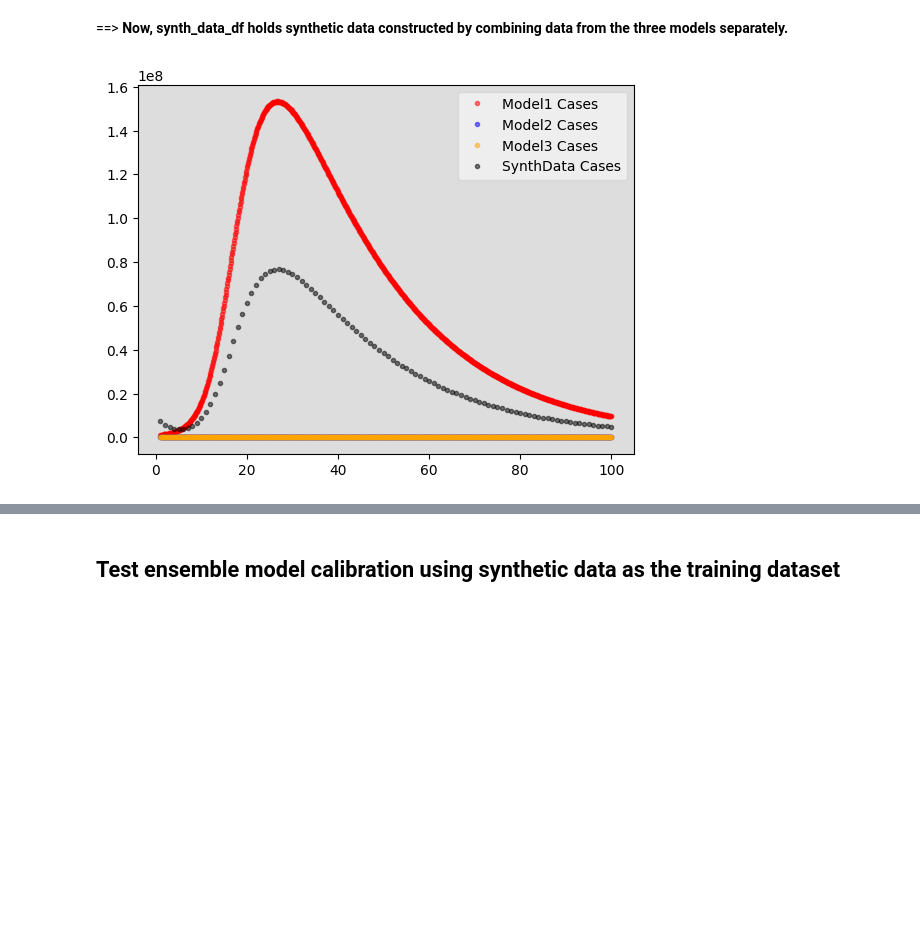
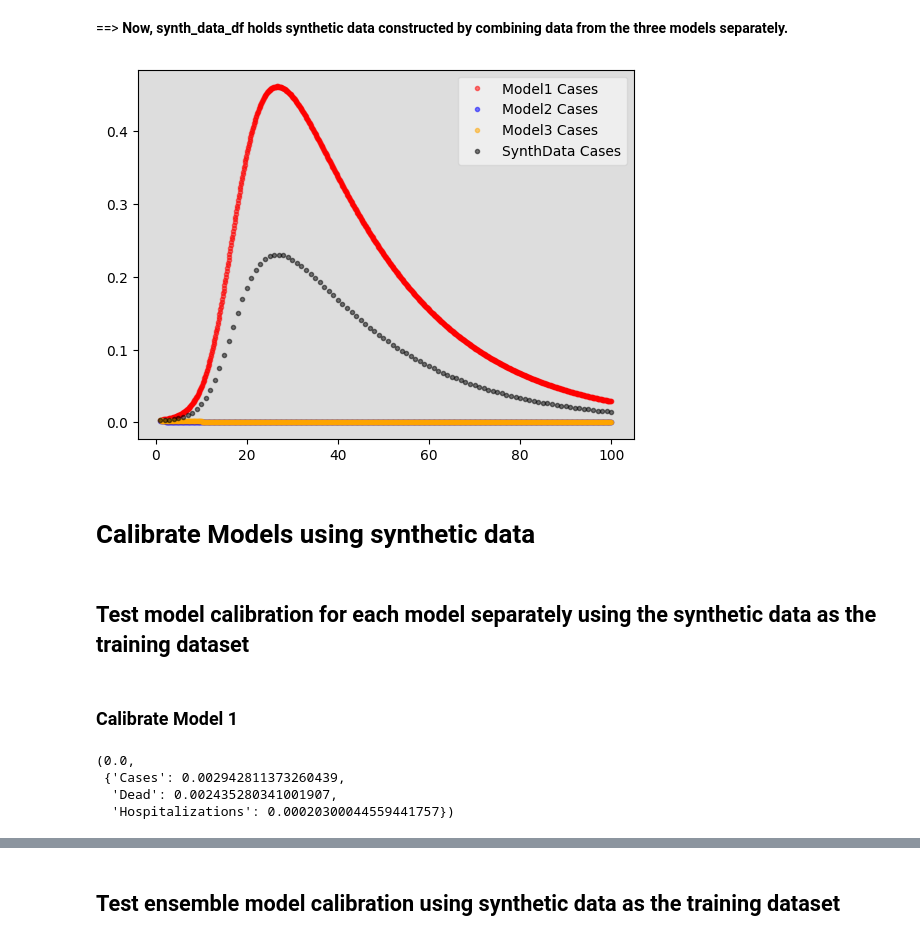
Before and after one commit to ciemss/pyciemss, a Jupyter notebook: notebook/april_ensemble/syndata_generate_and_test.ipynb, the cells around one changed output, grey strips where cells are left out. Cells and saved outputs as stored; diff of their text form; code cells hidden in the pictures; blank space fills up the shorter version.

Commit message:
Corrected issues with model 2 and 3 populations. Started code for calibrating one model at a time and calculating inferred parameter errors.

```diff
--- a/notebook/april_ensemble/syndata_generate_and_test.ipynb
+++ b/notebook/april_ensemble/syndata_generate_and_test.ipynb
@@ -387,7 +390,7 @@ def create_start_state2(data, start_date, total_pop):
 # %%
 print("train_start_date", train_start_date)
-[create_start_state2(data, date, data_total_population) for date in test_dates]
-start_state2 = create_start_state2(data, train_start_date, data_total_population)
+[create_start_state2(data, date, model2_total_population, data_total_population) for date in test_dates]
+start_state2 = create_start_state2(data, train_start_date, model2_total_population, data_total_population)
 start_state2
 # %% [output]
 train_start_date 2021-12-01
@@ -442,14 +433,16 @@ ScaledBetaNoisePetriNetODESystem(
 )
 # %%
 model3_total_population = sum(mira_start_state3.values())
-h = 0.01
+
+# Get hospitalization rate from the model
+hosp_ratio = model3.G.template_model.parameters['h'].value
 
 def solution_mapping3(model3_solution: dict) -> dict:
     mapped_dict = {}
     # Ideally we would make better use of this distinction between "reported" and "unreported".
     # However, as other models don't include this distinction, we must instead sum them together to make solution outputs comparable.
     mapped_dict["Cases"] = model3_solution["Infected_reported"] / model3_total_population
-    mapped_dict["Hospitalizations"] = (model3_solution["Infected_unreported"] * h) / model3_total_population
+    mapped_dict["Hospitalizations"] = (model3_solution["Infected_reported"] * hosp_ratio) / model3_total_population # (model3_solution["Infected_unreported"] * hosp_ratio) / model3_total_population
     mapped_dict["Dead"] = (model3_solution["Deceased"]) / model3_total_population
     return mapped_dict
 # %%
@@ -463,27 +456,34 @@ mira_start_state3
  'Recovered': 0.0,
  'Deceased': 0.0}
 # %%
-def create_start_state3(data, start_date):
+def create_start_state3(data, start_date, m3_total_pop, data_total_pop):
     start_state = data.set_index('date').loc[start_date].to_dict()
 
     returned_state = {}
+    returned_state["Deceased"] = start_state['cumulative_deaths']
 
+    # Hospitalization rates in model3 are just a scalar multiple of case_census.
+    # Initializing here may lead to contradiction for the Infected_reported variable
+    # Instead assume initial quarantined individuals are equal to those hospitalized in data
     if np.isnan(start_state['hospital_census']):
-        returned_state["Infected_unreported"] = start_state['case_census'] / (100 * h)
+        returned_state["Quarantined"] = start_state['case_census'] * 0.01
     else:
-        returned_state["Infected_unreported"] = start_state['hospital_census']/h
+        returned_state["Quarantined"] = start_state['hospital_census']
 
     returned_state["Infected_reported"] = start_state['case_census']
-    returned_state["Deceased"] = start_state['cumulative_deaths']
-    returned_state['Exposed'] = start_state['case_census'] * 20
+
+    returned_state["Infected_unreported"] = start_state['case_census'] # Equivalent to asymptomatic, initially
+
+    returned_state['Exposed'] = start_state['case_census'] * 2
+
     returned_state['Recovered'] = start_state['cumulative_deaths'] * 10
-    returned_state['Quarantined'] = returned_state["Infected_reported"] * 0.5
 
-    returned_state['Susceptible_unconfined'] =  data_total_population - sum(returned_state.values())
+    returned_state['Susceptible_confined'] = 0
+    returned_state['Susceptible_unconfined'] =  data_total_pop - sum(returned_state.values())
     assert(returned_state['Susceptible_unconfined'] > 0)
-    return {k:v*(model3_total_population/data_total_population) for k, v in returned_state.items()}
+    return {k:v*m3_total_pop/data_total_pop for k, v in returned_state.items()}
 # %%
-[create_start_state3(data, date) for date in test_dates]
-start_state3 = create_start_state3(data, train_start_date)
+[create_start_state3(data, date, model3_total_population, data_total_population) for date in test_dates]
+start_state3 = create_start_state3(data, train_start_date, model3_total_population, data_total_population)
 start_state3
 # %% [output]
@@ -1068,9 +1123,15 @@ model2_df = pd.DataFrame.from_dict({k: synth_data_dict['model2'][k][0] for k in
 model3_df = pd.DataFrame.from_dict({k: synth_data_dict['model3'][k][0] for k in synth_data_dict['model3']})
 # %%
 # Display synthetic data by plotting each model trajectory separately, along with the weighted sum data
-ax = plot_observations(data_total_population*model1_df['Cases'], t_points, color="red", label="Model1 Cases")
+ax = plot_observations(model1_df['Cases'], t_points, color="red", label="Model1 Cases")
 ax = plot_observations(model2_df['Cases'], t_points, ax=ax, color="blue", label="Model2 Cases")
 ax = plot_observations(model3_df['Cases'], t_points, ax=ax, color="orange", label="Model3 Cases")
-ax = plot_observations(synth_data_df['case_census'], t_points[keep_idx], ax=ax, color="black", label="SynthData Cases")
+ax = plot_observations(synth_data_df['case_census']/data_total_population, t_points[keep_idx], ax=ax, color="black", label="SynthData Cases")
 # %% [output]
-[figure, old version]
+[figure, new version]
+# %% [markdown]
+# Calibrate Models using synthetic data
+# %% [markdown]
+## Test model calibration for each model separately using the synthetic data as the training dataset
+# %% [markdown]
+### Calibrate Model 1
@@ -1076,0 +1140,7 @@ ax = plot_observations(synth_data_df['case_census'], t_points[keep_idx], ax=ax,
+# %%
+train_data.pop(0)
+# %% [output]
+(0.0,
+ {'Cases': 0.002942811373260439,
+  'Dead': 0.002435280341001907,
+  'Hospitalizations': 0.00020300044559441757})
```
Also changed, not shown: parts of 22 cells of this notebook, 1 other file.
